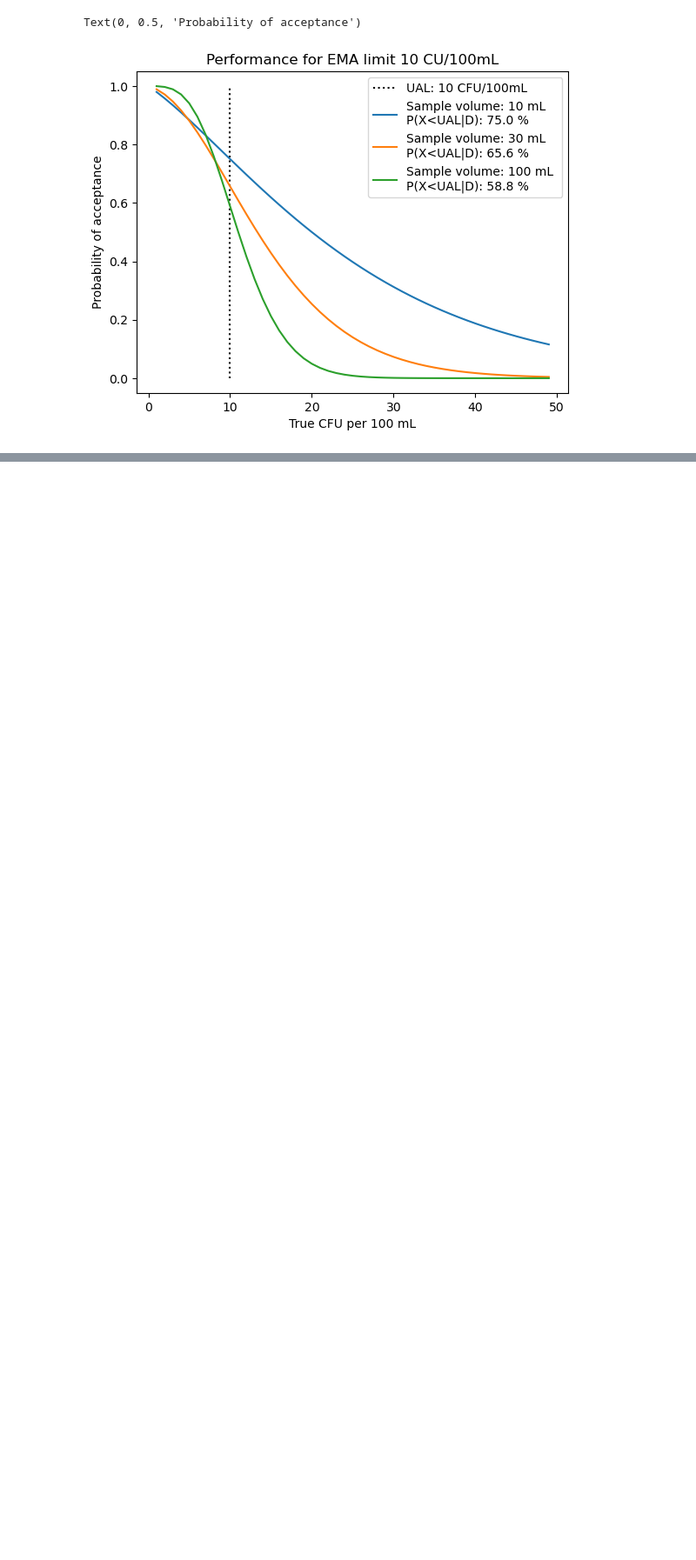
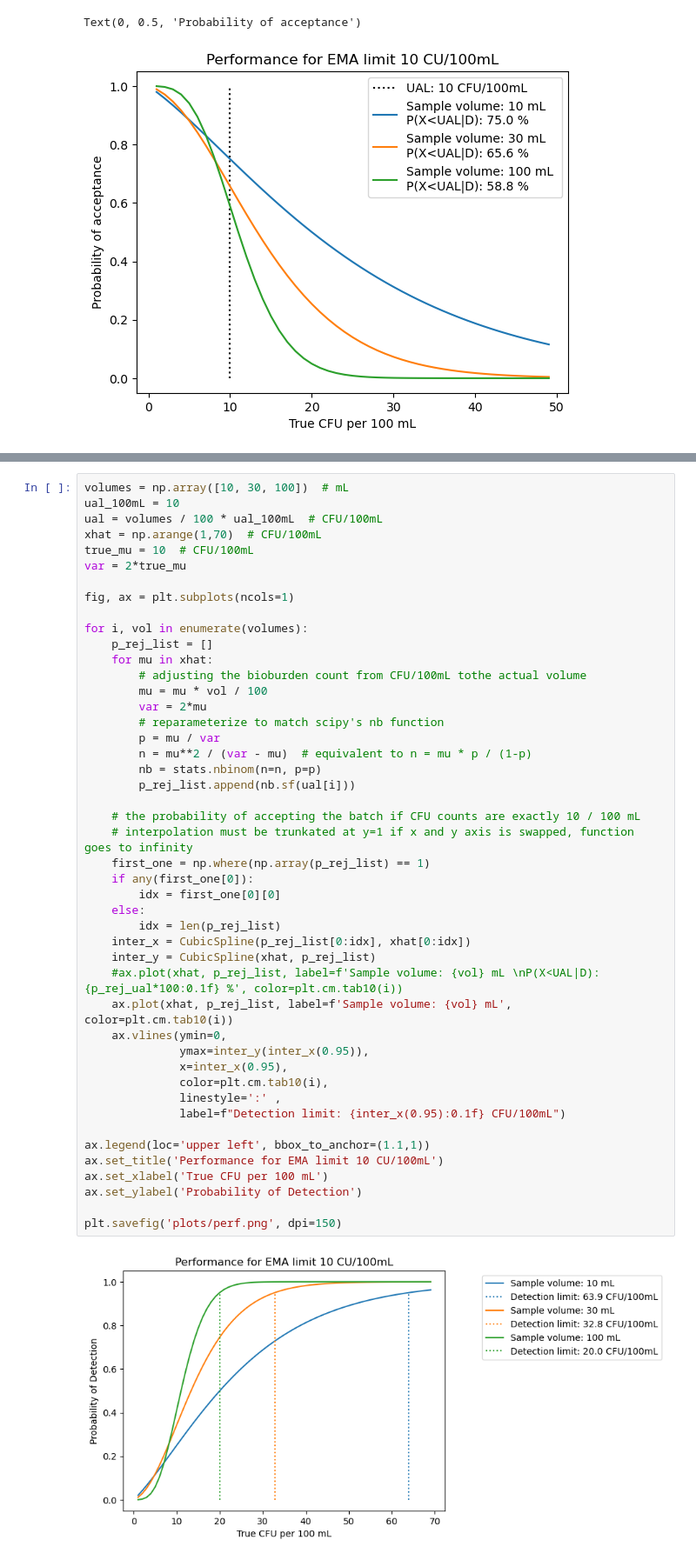
Before and after one commit to MoritzImendoerffer/bioburden_limits, a Jupyter notebook: yang_2013.ipynb, the cells around one changed output, grey strips where cells are left out. Shown at 87% size. Saved outputs shown, nothing was run; the diff lists cells and outputs as text; blank space fills up the shorter version.

```diff
--- a/yang_2013.ipynb
+++ b/yang_2013.ipynb
@@ -267,0 +231,48 @@ Text(0.5, 1.0, 'True mean: 10 CFU/100mL, Variance=2*mean')
+# %%
+volumes = np.array([10, 30, 100])  # mL
+ual_100mL = 10
+ual = volumes / 100 * ual_100mL  # CFU/100mL
+xhat = np.arange(1,70)  # CFU/100mL
+true_mu = 10  # CFU/100mL
+var = 2*true_mu
+
+fig, ax = plt.subplots(ncols=1)
+
+for i, vol in enumerate(volumes):
+    p_rej_list = []
+    for mu in xhat:
+        # adjusting the bioburden count from CFU/100mL tothe actual volume
+        mu = mu * vol / 100
+        var = 2*mu
+        # reparameterize to match scipy's nb function
+        p = mu / var
+        n = mu**2 / (var - mu)  # equivalent to n = mu * p / (1-p)
+        nb = stats.nbinom(n=n, p=p)
+        p_rej_list.append(nb.sf(ual[i]))
+
+    # the probability of accepting the batch if CFU counts are exactly 10 / 100 mL
+    # interpolation must be trunkated at y=1 if x and y axis is swapped, function goes to infinity
+    first_one = np.where(np.array(p_rej_list) == 1)
+    if any(first_one[0]):
+        idx = first_one[0][0]
+    else:
+        idx = len(p_rej_list)
+    inter_x = CubicSpline(p_rej_list[0:idx], xhat[0:idx])
+    inter_y = CubicSpline(xhat, p_rej_list)
+    #ax.plot(xhat, p_rej_list, label=f'Sample volume: {vol} mL \nP(X<UAL|D): {p_rej_ual*100:0.1f} %', color=plt.cm.tab10(i))
+    ax.plot(xhat, p_rej_list, label=f'Sample volume: {vol} mL', color=plt.cm.tab10(i))
+    ax.vlines(ymin=0,
+              ymax=inter_y(inter_x(0.95)),
+              x=inter_x(0.95),
+              color=plt.cm.tab10(i),
+              linestyle=':' ,
+              label=f"Detection limit: {inter_x(0.95):0.1f} CFU/100mL")
+
+ax.legend(loc='upper left', bbox_to_anchor=(1.1,1))
+ax.set_title('Performance for EMA limit 10 CU/100mL')
+ax.set_xlabel('True CFU per 100 mL')
+ax.set_ylabel('Probability of Detection')
+
+plt.savefig('plots/perf.png', dpi=150)
+# %% [output]
+[figure, added]
```
Also changed, not shown: parts of 4 cells of this notebook.
